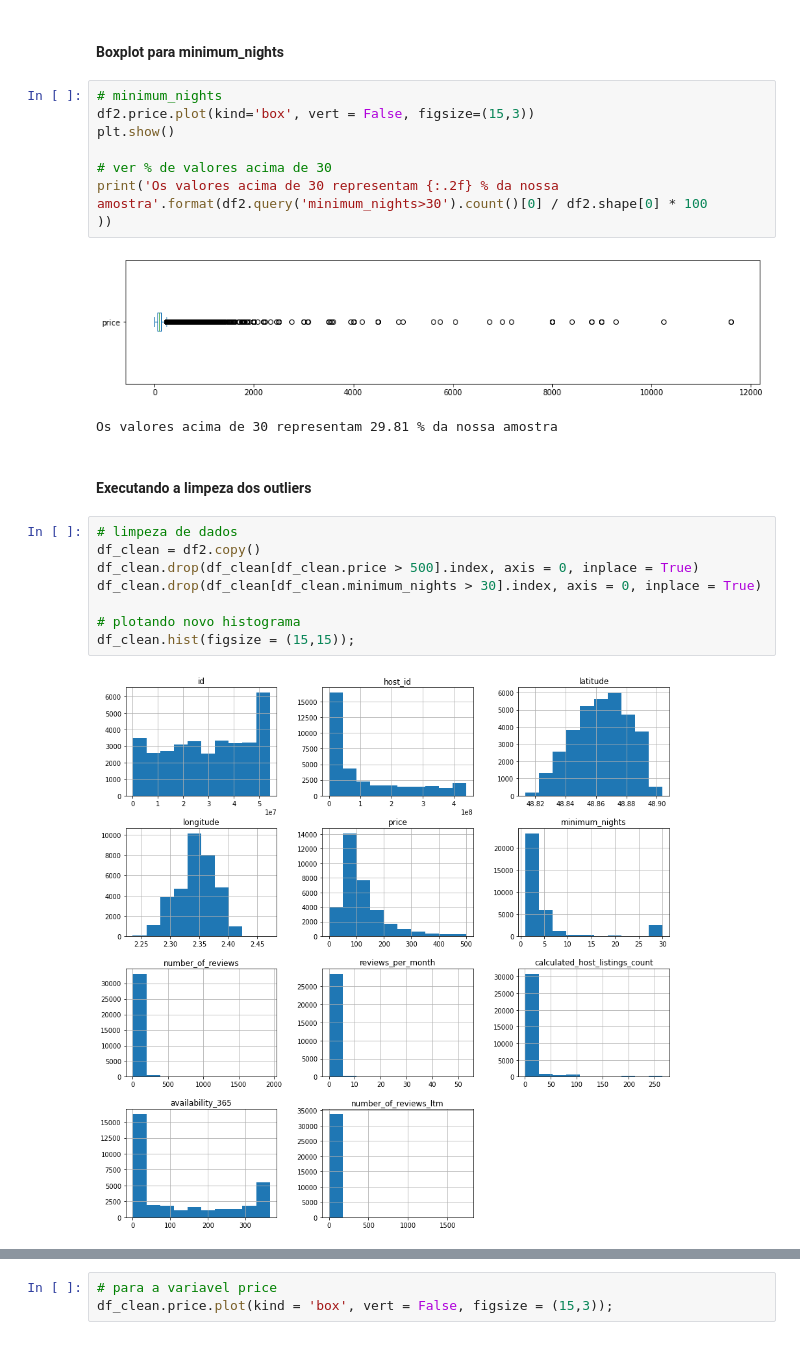
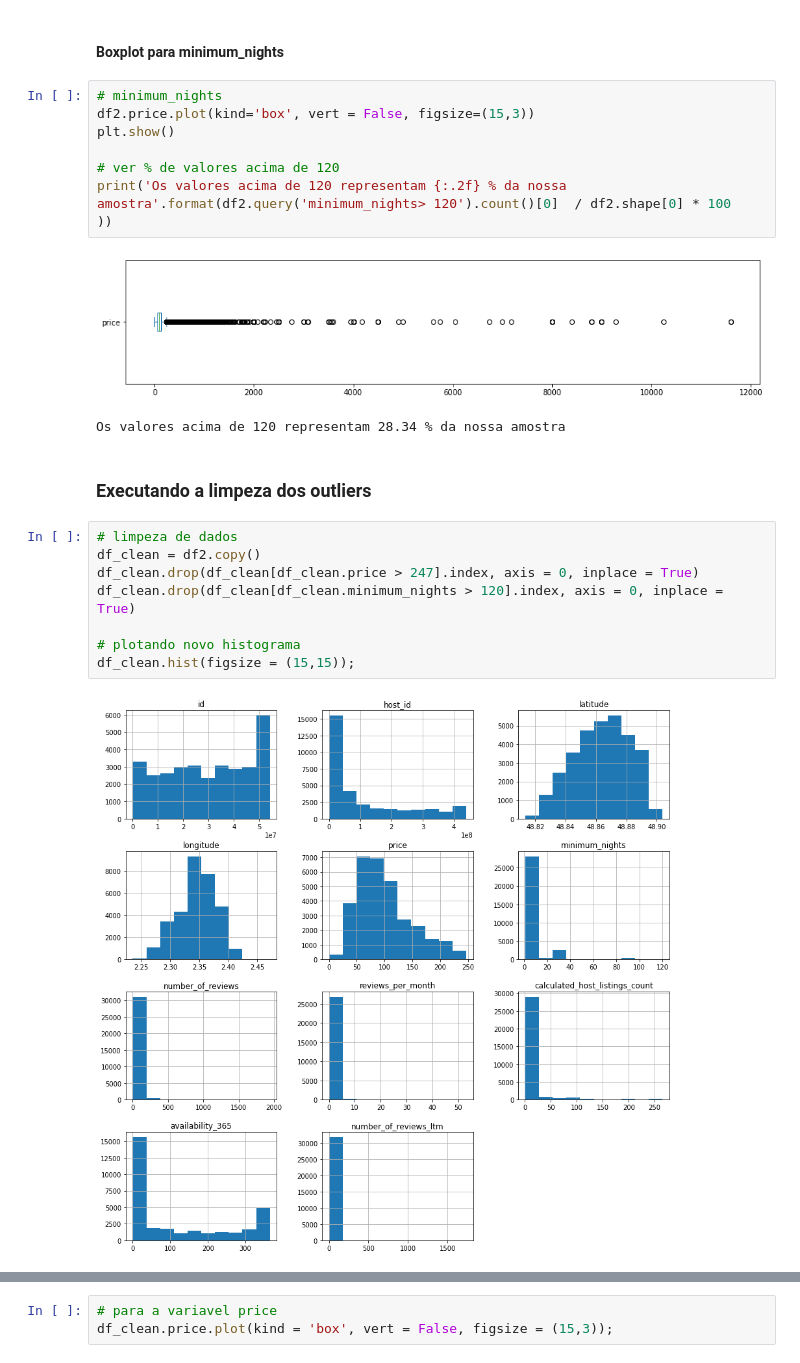
Before and after one commit to aronnly/Dados_do_Airbnb, a Jupyter notebook: [Template]_Analisando_os_Dados_do_Airbnb.ipynb, the cells around one changed output, grey strips where cells are left out. Cells and saved outputs as stored; diff of their text form.

```diff
--- a/[Template]_Analisando_os_Dados_do_Airbnb.ipynb
+++ b/[Template]_Analisando_os_Dados_do_Airbnb.ipynb
@@ -177,22 +314,22 @@ Os valores acima de EUR 800,00 por dia representam 1.971 % da nossa amostra
 df2.price.plot(kind='box', vert = False, figsize=(15,3))
 plt.show()
 
-# ver % de valores acima de 30
-print('Os valores acima de 30 representam {:.2f} % da nossa amostra'.format(df2.query('minimum_nights>30').count()[0] / df2.shape[0] * 100
+# ver % de valores acima de 120
+print('Os valores acima de 120 representam {:.2f} % da nossa amostra'.format(df2.query('minimum_nights> 120').count()[0]  / df2.shape[0] * 100
 ))
 # %% [output]
 [figure]
-Os valores acima de 30 representam 29.81 % da nossa amostra
+Os valores acima de 120 representam 28.34 % da nossa amostra
 # %% [markdown]
-#### Executando a limpeza dos outliers
+### Executando a limpeza dos outliers
 # %%
 # limpeza de dados
 df_clean = df2.copy()
-df_clean.drop(df_clean[df_clean.price > 500].index, axis = 0, inplace = True)
-df_clean.drop(df_clean[df_clean.minimum_nights > 30].index, axis = 0, inplace = True)
+df_clean.drop(df_clean[df_clean.price > 247].index, axis = 0, inplace = True)
+df_clean.drop(df_clean[df_clean.minimum_nights > 120].index, axis = 0, inplace = True)
 
 # plotando novo histograma
 df_clean.hist(figsize = (15,15));
 # %% [output]
-[figure, old version]
+[figure, new version]
 # %% [markdown]
```
Also changed, not shown: parts of 44 cells of this notebook.
